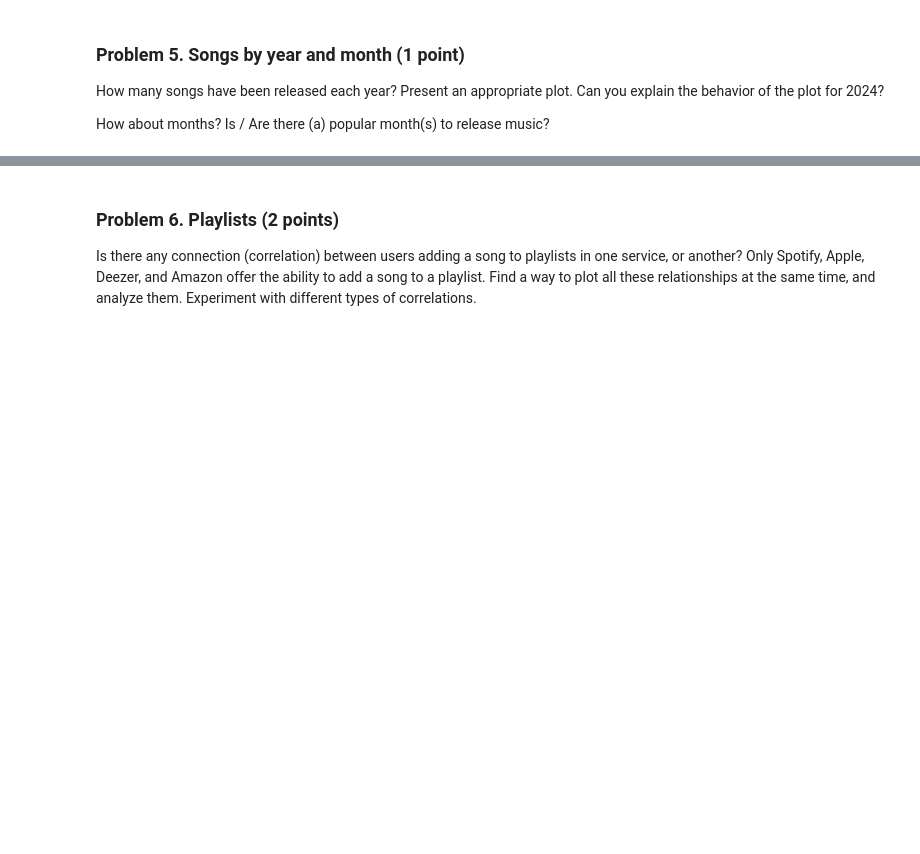
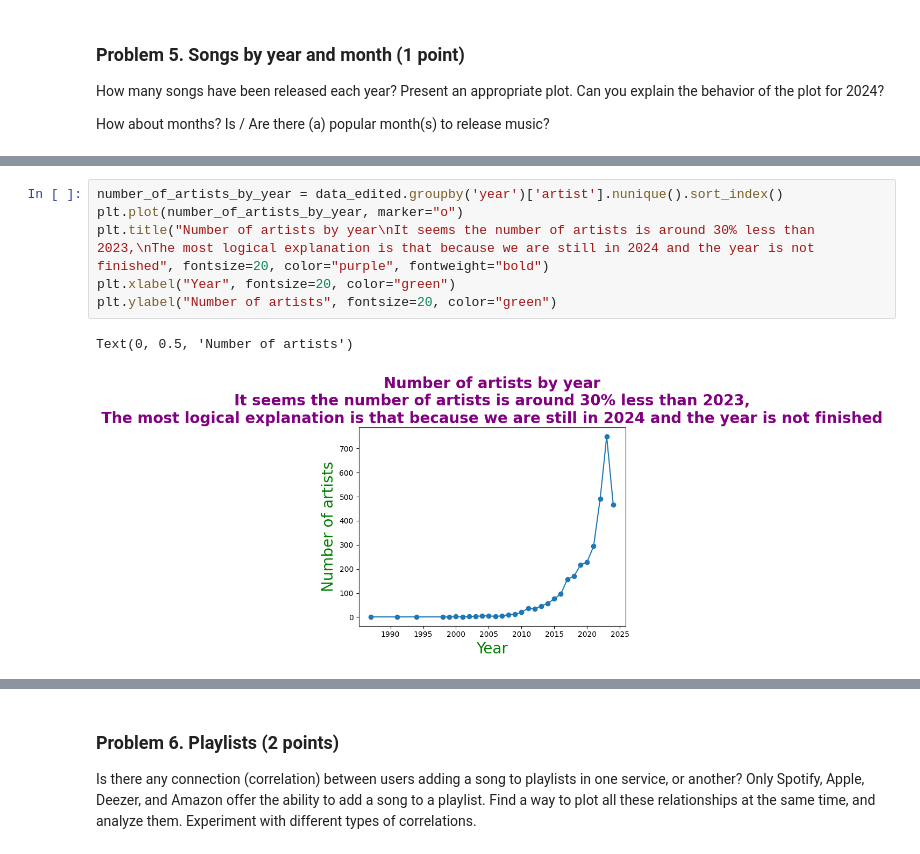
Before and after one commit to MurtadaAhmed/DataScience-Softuni, a Jupyter notebook: 5.Data Visualization. Exploratory Data Analysis/Data Visualization and EDA Lab.ipynb, the cells around one changed output, grey strips where cells are left out. Drawn from its saved outputs; the diff is of its cells as text; blank space fills up the shorter version.

```diff
--- a/5.Data Visualization. Exploratory Data Analysis/Data Visualization and EDA Lab.ipynb
+++ b/5.Data Visualization. Exploratory Data Analysis/Data Visualization and EDA Lab.ipynb
@@ -232,0 +378,9 @@ How about months? Is / Are there (a) popular month(s) to release music?
+# %%
+number_of_artists_by_year = data_edited.groupby('year')['artist'].nunique().sort_index()
+plt.plot(number_of_artists_by_year, marker="o")
+plt.title("Number of artists by year\nIt seems the number of artists is around 30% less than 2023,\nThe most logical explanation is that because we are still in 2024 and the year is not finished", fontsize=20, color="purple", fontweight="bold")
+plt.xlabel("Year", fontsize=20, color="green")
+plt.ylabel("Number of artists", fontsize=20, color="green")
+# %% [output]
+Text(0, 0.5, 'Number of artists')
+[figure, added]
```
Also changed, not shown: parts of 30 cells of this notebook, 1 other file.
